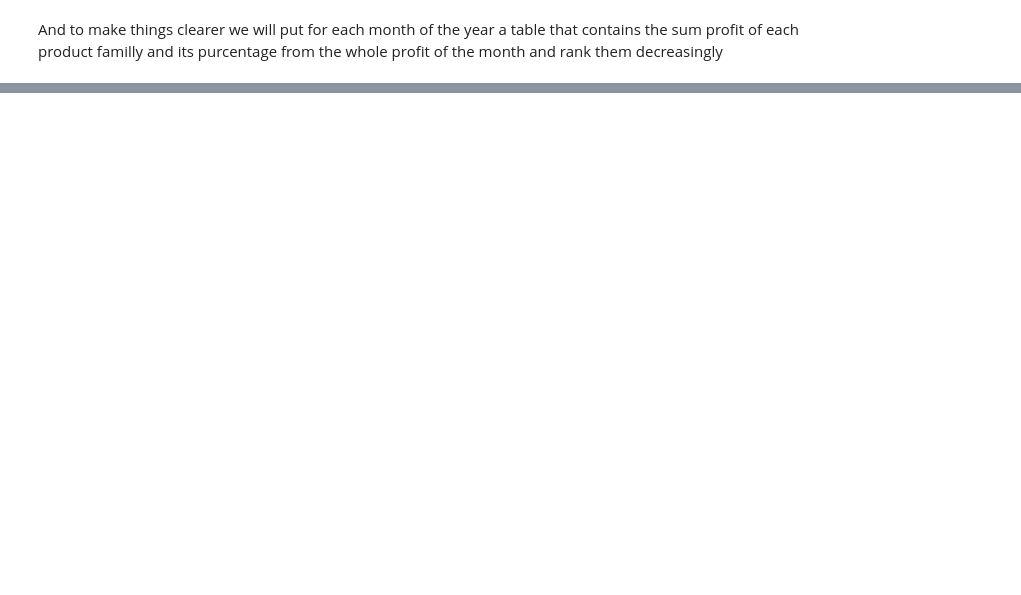
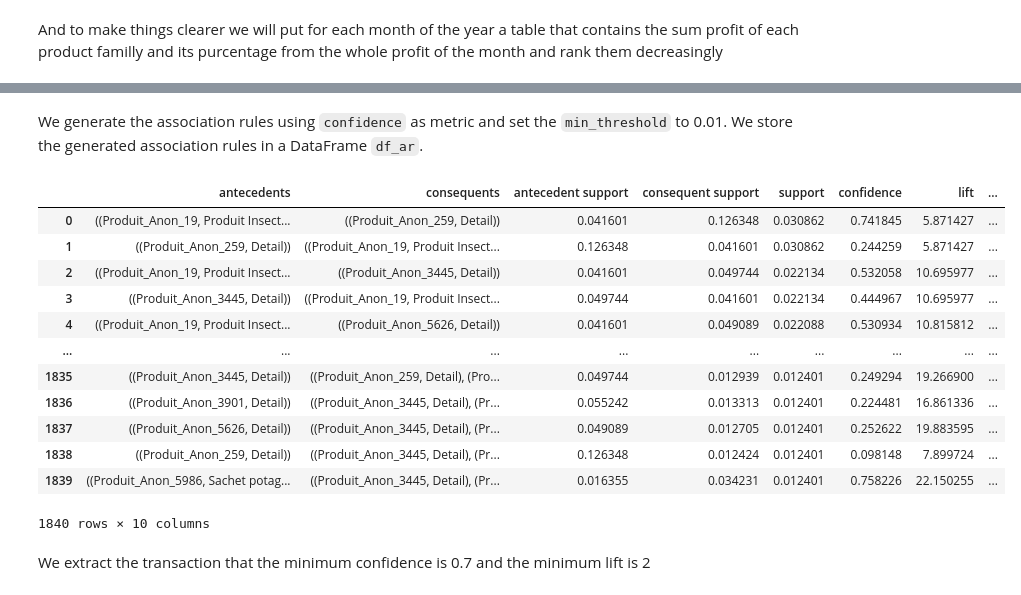
Before and after one commit to djallilou13/data_maining_project, a Jupyter notebook: project.ipynb, the cells around one changed output, grey strips where cells are left out. Drawn from its saved outputs; the diff is of its cells as text; code cells hidden in the pictures; blank space fills up the shorter version.

```diff
--- a/project.ipynb
+++ b/project.ipynb
@@ -551,0 +746,4 @@ Knowing each average profit of each product familly in the last 10 years is not
+# %%
+te = TransactionEncoder()
+transaction_dataset = te.fit(transactions).transform(transactions)
+transaction_dataset
@@ -551,0 +760,3 @@ Knowing each average profit of each product familly in the last 10 years is not
+# %%
+df_transactions_onehot = pd.DataFrame(transaction_dataset, columns=te.columns_)
+df_transactions_onehot.head()
@@ -551,0 +773,3 @@ Knowing each average profit of each product familly in the last 10 years is not
+# %%
+df_freq_itemsets = fpgrowth(df_transactions_onehot, min_support=0.01, use_colnames=True)
+df_freq_itemsets
@@ -551,0 +792,3 @@ Knowing each average profit of each product familly in the last 10 years is not
+# %%
+df_freq_itemsets['length'] = df_freq_itemsets['itemsets'].apply(lambda x: len(x))
+df_freq_itemsets
@@ -551,0 +809,21 @@ Knowing each average profit of each product familly in the last 10 years is not
+# %% [markdown]
+We generate the association rules using `confidence` as metric and set the `min_threshold` to 0.01. We store the generated association rules in a DataFrame `df_ar`.
+# %%
+df_ar = association_rules(df_freq_itemsets, metric = 'confidence', min_threshold = 0.05)
+df_ar
+# %% [output]
+|  | antecedents | consequents | antecedent support | consequent support | support | confidence | lift | ... |
+| 0 | ((Produit_Anon_19, Produit Insect... | ((Produit_Anon_259, Detail)) | 0.041601 | 0.126348 | 0.030862 | 0.741845 | 5.871427 | ... |
+| 1 | ((Produit_Anon_259, Detail)) | ((Produit_Anon_19, Produit Insect... | 0.126348 | 0.041601 | 0.030862 | 0.244259 | 5.871427 | ... |
+| 2 | ((Produit_Anon_19, Produit Insect... | ((Produit_Anon_3445, Detail)) | 0.041601 | 0.049744 | 0.022134 | 0.532058 | 10.695977 | ... |
+| 3 | ((Produit_Anon_3445, Detail)) | ((Produit_Anon_19, Produit Insect... | 0.049744 | 0.041601 | 0.022134 | 0.444967 | 10.695977 | ... |
+| 4 | ((Produit_Anon_19, Produit Insect... | ((Produit_Anon_5626, Detail)) | 0.041601 | 0.049089 | 0.022088 | 0.530934 | 10.815812 | ... |
+| ... | ... | ... | ... | ... | ... | ... | ... | ... |
+| 1835 | ((Produit_Anon_3445, Detail)) | ((Produit_Anon_259, Detail), (Pro... | 0.049744 | 0.012939 | 0.012401 | 0.249294 | 19.266900 | ... |
+| 1836 | ((Produit_Anon_3901, Detail)) | ((Produit_Anon_3445, Detail), (Pr... | 0.055242 | 0.013313 | 0.012401 | 0.224481 | 16.861336 | ... |
+| 1837 | ((Produit_Anon_5626, Detail)) | ((Produit_Anon_3445, Detail), (Pr... | 0.049089 | 0.012705 | 0.012401 | 0.252622 | 19.883595 | ... |
+| 1838 | ((Produit_Anon_259, Detail)) | ((Produit_Anon_3445, Detail), (Pr... | 0.126348 | 0.012424 | 0.012401 | 0.098148 | 7.899724 | ... |
+| 1839 | ((Produit_Anon_5986, Sachet potag... | ((Produit_Anon_3445, Detail), (Pr... | 0.016355 | 0.034231 | 0.012401 | 0.758226 | 22.150255 | ... |
+1840 rows × 10 columns
+# %% [markdown]
+We extract the transaction that the minimum confidence is 0.7 and the minimum lift is 2
```
Also changed, not shown: parts of 91 cells of this notebook.
